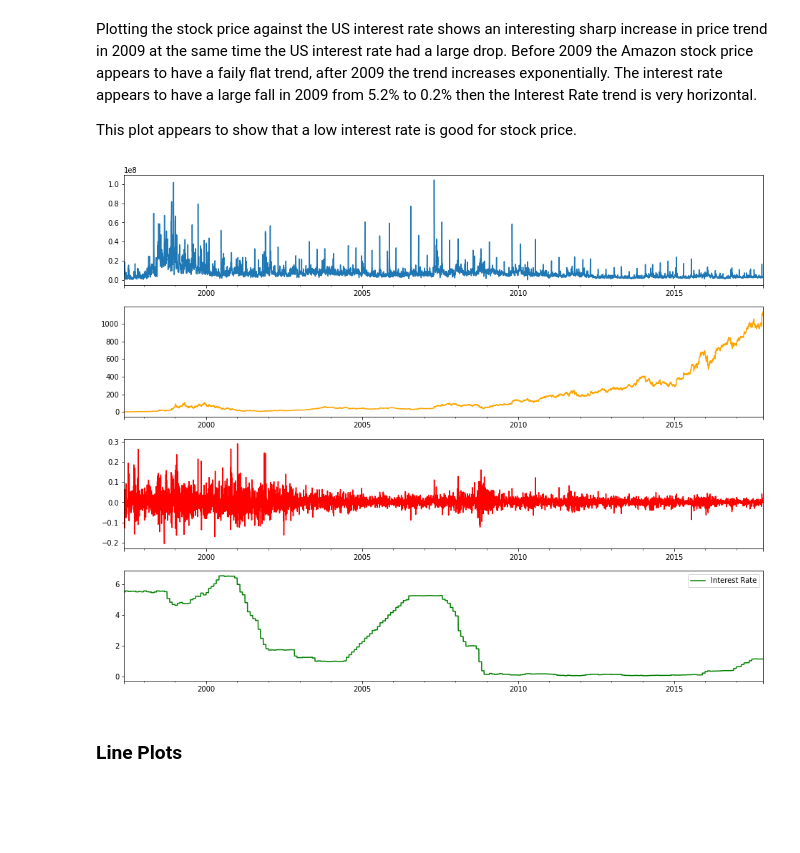
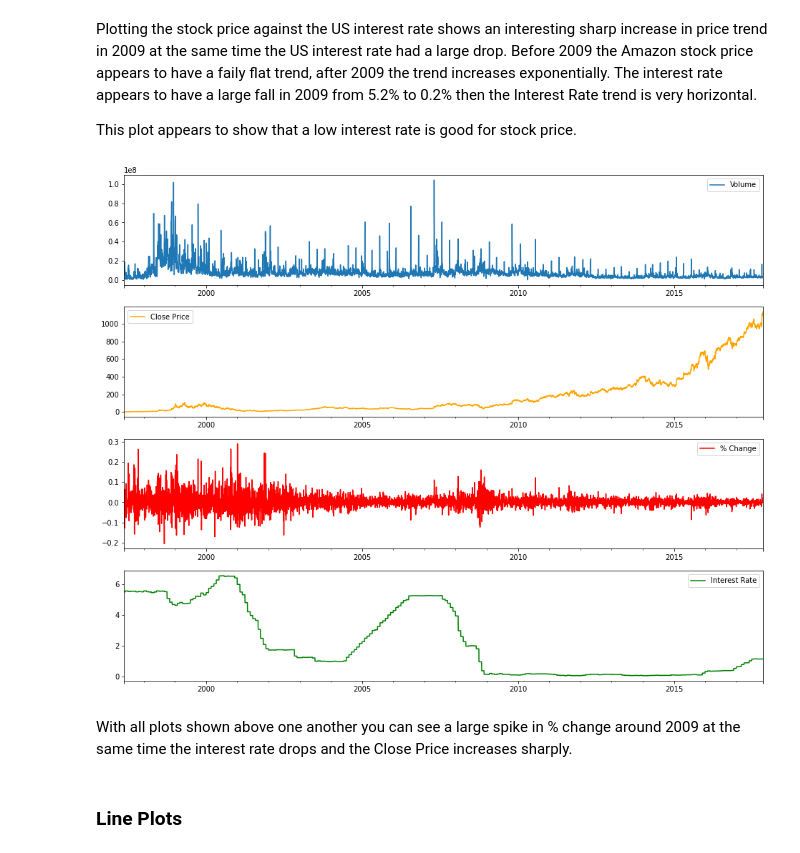
Before and after one commit to JamieKats/data2001-a3, a Jupyter notebook: DATA2001-A3-s4674720.ipynb, the cells around one changed output. Drawn from its saved outputs; the diff is of its cells as text; code cells hidden in the pictures; blank space fills up the shorter version.

```diff
--- a/DATA2001-A3-s4674720.ipynb
+++ b/DATA2001-A3-s4674720.ipynb
@@ -478,15 +444,21 @@ This plot appears to show that a low interest rate is good for stock price.
 # %%
 # Plot volume
 fig, ax = plt.subplots(4)
 amazon_data["Volume"].plot(label='Volume', ax=ax[0])
+ax[0].legend(['Volume'])
 amazon_data["Close"].plot(color='orange', label='Close', ax=ax[1])
+ax[1].legend(['Close Price'])
 amazon_data["%Change"].plot(color='red', label='%Change', ax=ax[2])
+ax[2].legend(['% Change'])
 amazon_data["Interest Rate"].plot(color='green', label='Interest Rate', ax=ax[3])
+ax[3].legend(['Interest Rate'])
 fig.set_size_inches((16, 13))
 plt.legend()
 plt.show()
 # %% [output]
-[figure, old version]
+[figure, new version]
+# %% [markdown]
+With all plots shown above one another you can see a large spike in % change around 2009 at the same time the interest rate drops and the Close Price increases sharply.
 # %% [markdown]
 ### Line Plots
 # %%
```
Also changed, not shown: parts of 89 cells of this notebook.
